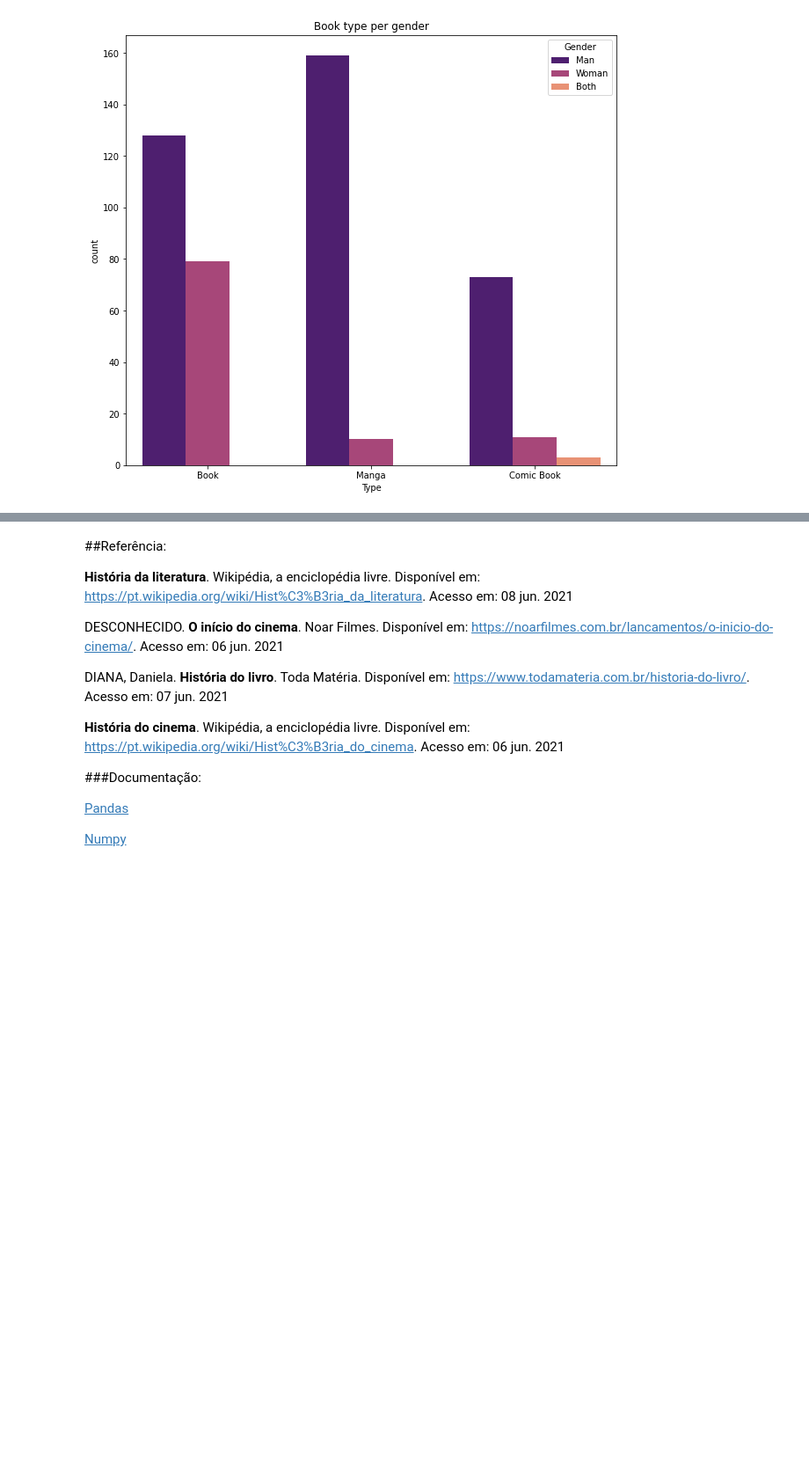
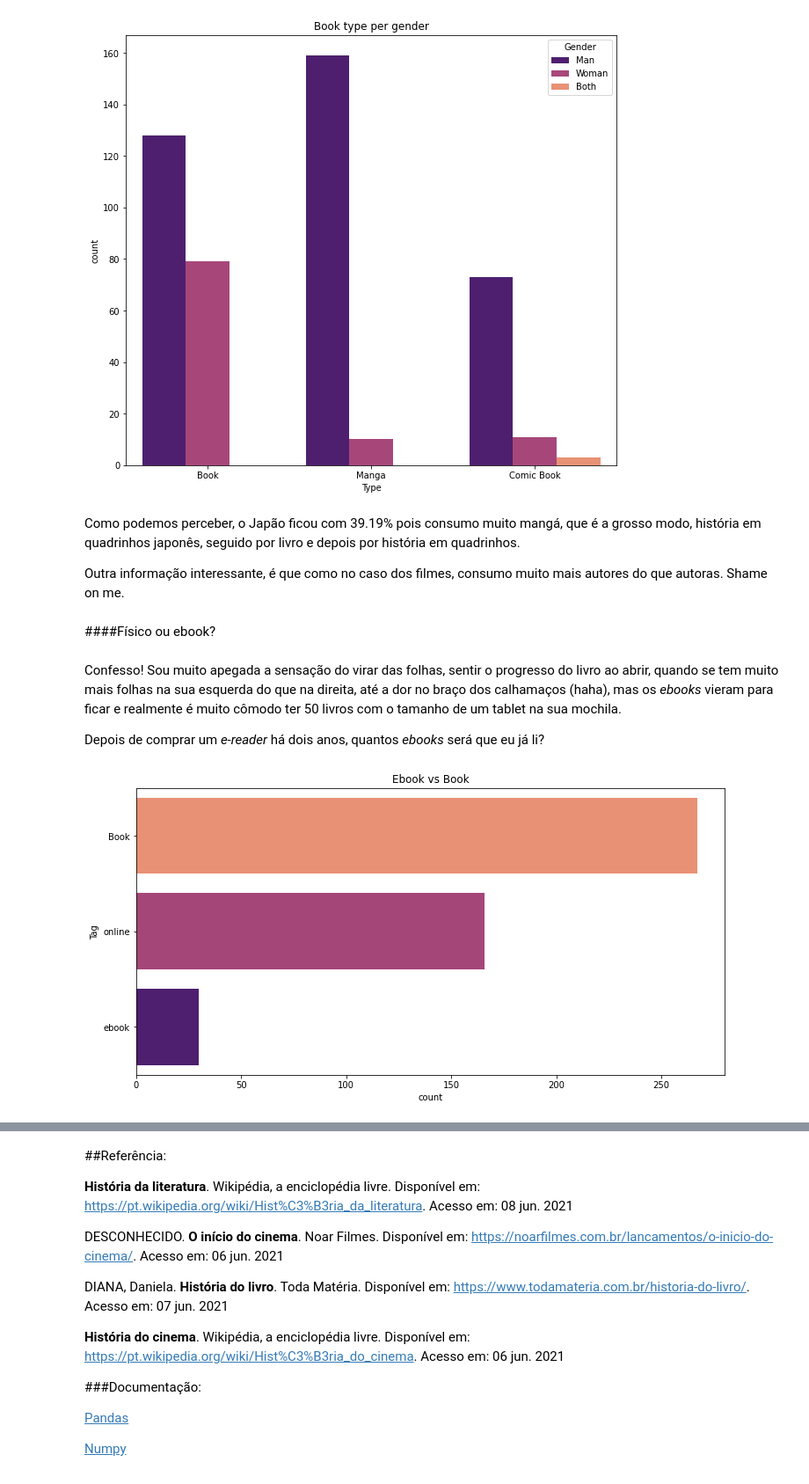
Before and after one commit to fernandarrios/desafio, a Jupyter notebook: Filme_e_Literatura.ipynb, the cells around one changed output, grey strips where cells are left out. Shown at 88% size. Cells and saved outputs as stored; diff of their text form; code cells hidden in the pictures; blank space fills up the shorter version.

```diff
--- a/Filme_e_Literatura.ipynb
+++ b/Filme_e_Literatura.ipynb
@@ -270,6 +270,8 @@ df_book['GÊNERO'].replace('Ambos', 'Both', inplace=True)
 df_book['FORMATO'].replace('Livro', 'Book', inplace=True)
 df_book['FORMATO'].replace('HQ', 'Comic Book', inplace=True)
 df_book['FORMATO'].replace('Mangá', 'Manga', inplace=True)
+
+df_book['TAG'].replace('físico', 'Book', inplace=True)
 # %%
 df_book.rename(columns={
     'TÍTULO':'Title',
@@ -336,3 +338,24 @@ sns.countplot(x='Type',
 plt.show()
 # %% [output]
 [figure]
+# %% [markdown]
+Como podemos perceber, o Japão ficou com 39.19% pois consumo muito mangá, que é a grosso modo, história em quadrinhos japonês, seguido por livro e depois por história em quadrinhos.
+
+Outra informação interessante, é que como no caso dos filmes, consumo muito mais autores do que autoras. Shame on me.
+# %% [markdown]
+####Físico ou ebook?
+# %% [markdown]
+Confesso! Sou muito apegada a sensação do virar das folhas, sentir o progresso do livro ao abrir, quando se tem muito mais folhas na sua esquerda do que na direita, até a dor no braço dos calhamaços (haha), mas os *ebooks* vieram para ficar e realmente é muito cômodo ter 50 livros com o tamanho de um tablet na sua mochila.
+
+Depois de comprar um *e-reader* há dois anos, quantos *ebooks* será que eu já li?
+# %%
+df_book_ebook = df_book['Tag'].value_counts()
+# %%
+plt.figure(figsize=(12,6))
+sns.countplot(y='Tag',
+              data = df_book,
+              palette = 'magma_r',
+              order = df_book_ebook.index).set_title('Ebook vs Book')
+plt.show()
+# %% [output]
+[figure, added]
```
Also changed, not shown: parts of 10 cells of this notebook.
